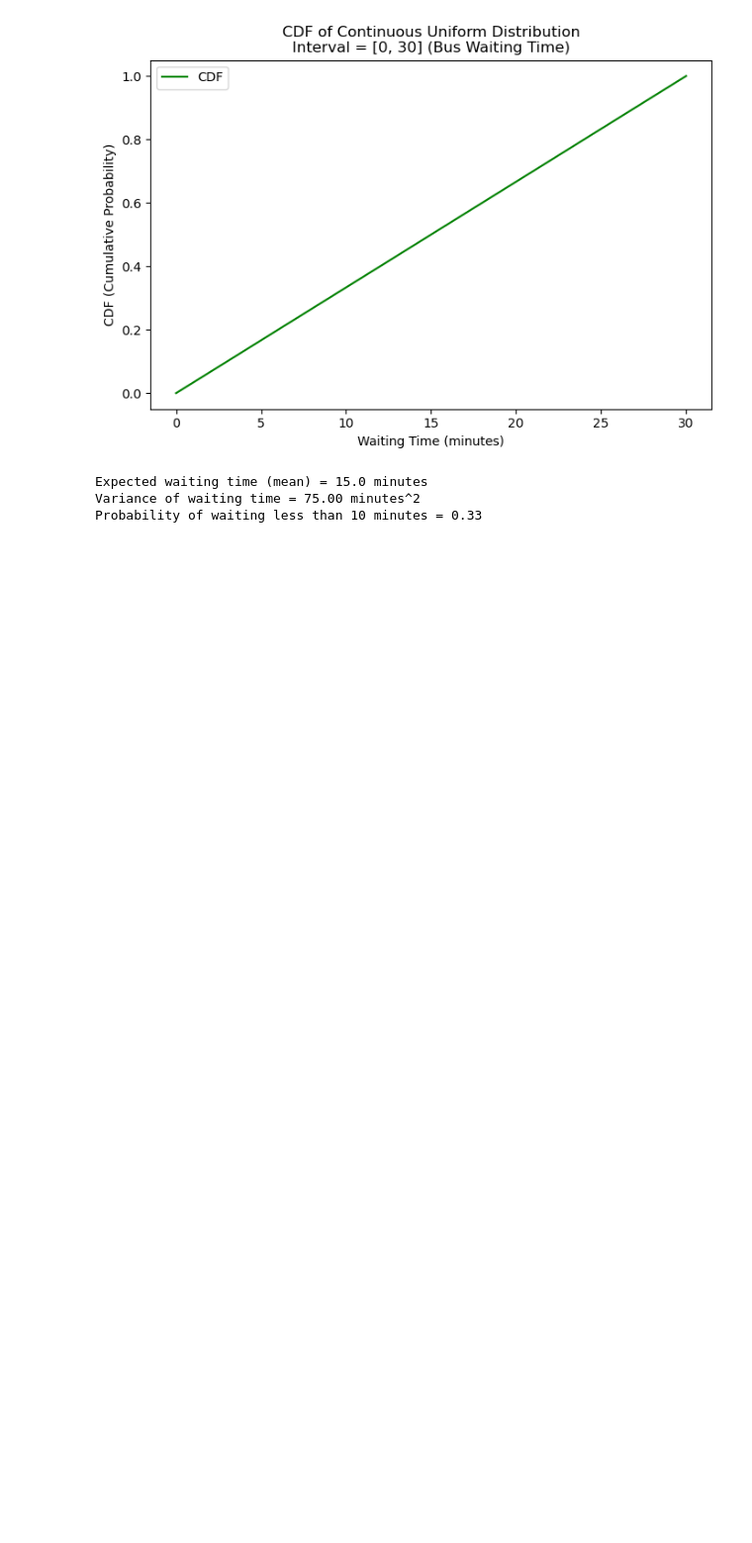
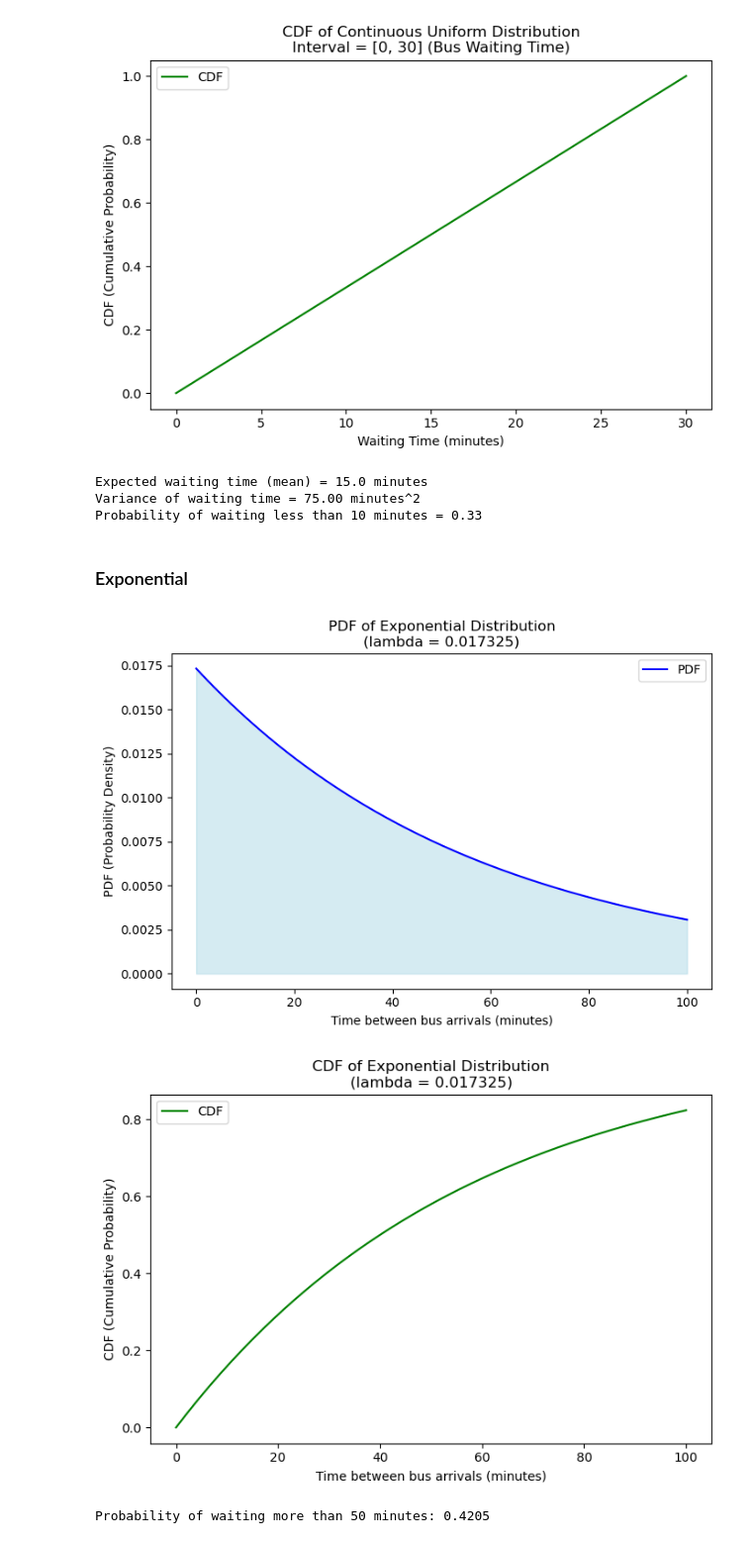
Before and after one commit to dusan-zdravkovic/Exam-P-Programs, a Jupyter notebook: continuous_distributions.ipynb, the cells around one changed output. Shown at 99% size. Cells and saved outputs as stored; diff of their text form; code cells hidden in the pictures; blank space fills up the shorter version.

Commit message:
added more plots

```diff
--- a/continuous_distributions.ipynb
+++ b/continuous_distributions.ipynb
@@ -53,3 +55,44 @@ print(f"Probability of waiting less than 10 minutes = {prob_less_than_10:.2f}")
 Expected waiting time (mean) = 15.0 minutes
 Variance of waiting time = 75.00 minutes^2
 Probability of waiting less than 10 minutes = 0.33
+# %% [markdown]
+### Exponential
+# %%
+from scipy.stats import expon
+
+# Define the rate parameter (lambda), we use the one we calculated earlier
+lambda_ = 0.017325  # Rate parameter for the exponential distribution
+
+# Generate a range of x values (time between bus arrivals)
+x_values = np.linspace(0, 100, 1000)
+
+# Calculate the PDF and CDF using scipy's expon distribution
+pdf = expon.pdf(x_values, scale=1/lambda_)  # scale = 1/lambda
+cdf = expon.cdf(x_values, scale=1/lambda_)
+
+# Plot the PDF using seaborn
+plt.figure(figsize=(8, 5))
+sns.lineplot(x=x_values, y=pdf, color="blue", label="PDF")
+plt.fill_between(x_values, pdf, color="lightblue", alpha=0.5)
+plt.title(f"PDF of Exponential Distribution\n(lambda = {lambda_})")
+plt.xlabel("Time between bus arrivals (minutes)")
+plt.ylabel("PDF (Probability Density)")
+plt.legend()
+plt.show()
+
+# Plot the CDF using seaborn
+plt.figure(figsize=(8, 5))
+sns.lineplot(x=x_values, y=cdf, color="green", label="CDF")
+plt.title(f"CDF of Exponential Distribution\n(lambda = {lambda_})")
+plt.xlabel("Time between bus arrivals (minutes)")
+plt.ylabel("CDF (Cumulative Probability)")
+plt.legend()
+plt.show()
+
+# Calculate the probability of waiting more than 50 minutes using the CDF
+prob_greater_than_50 = 1 - expon.cdf(50, scale=1/lambda_)
+print(f"Probability of waiting more than 50 minutes: {prob_greater_than_50:.4f}")
+# %% [output]
+[figure, added]
+[figure, added]
+Probability of waiting more than 50 minutes: 0.4205
```
Also changed, not shown: parts of 5 cells of this notebook.
